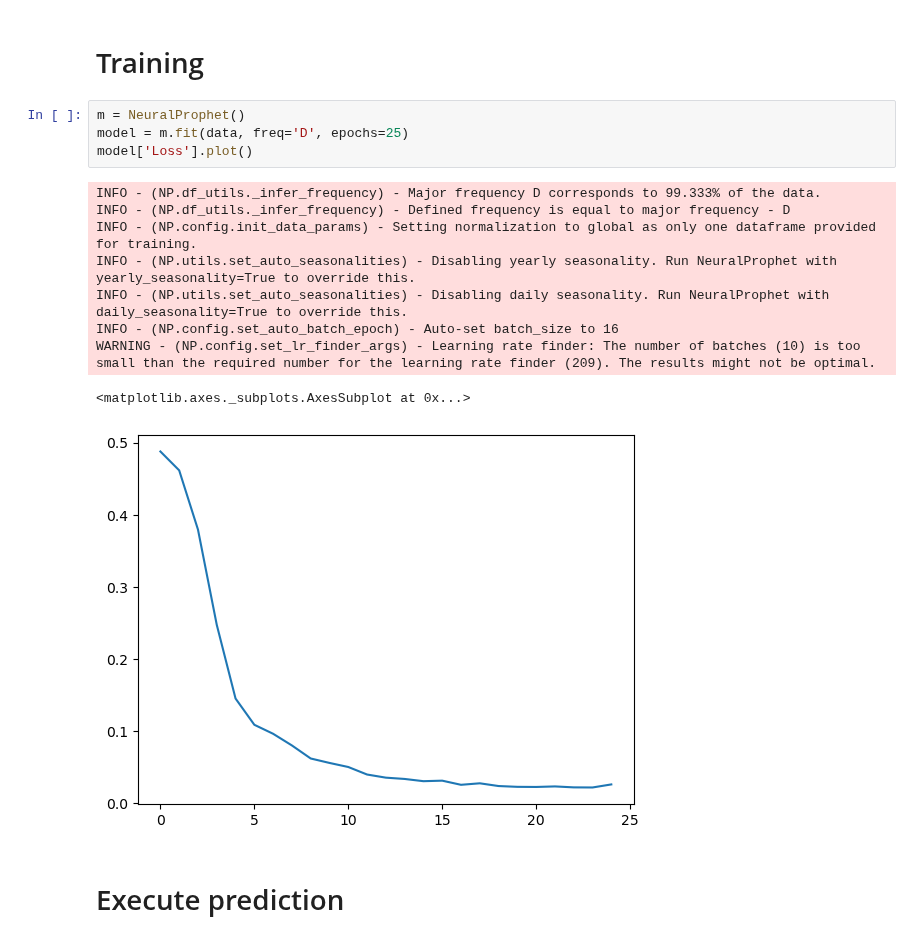
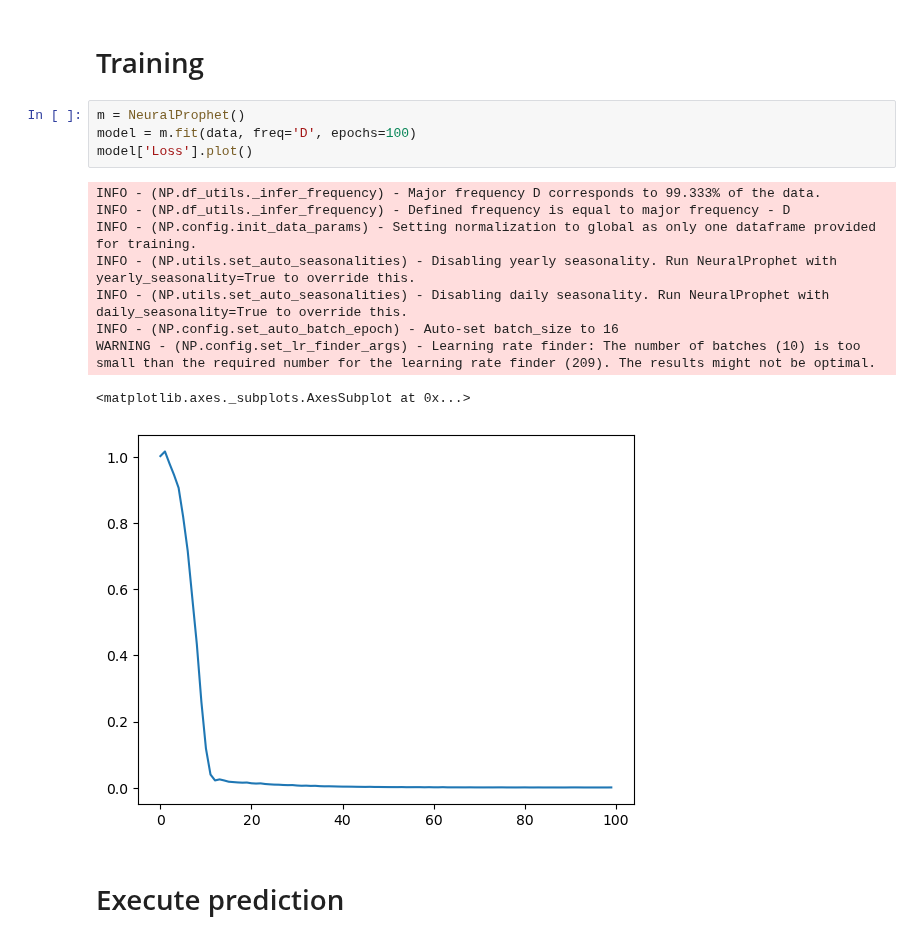
Before and after one commit to Simone-Scalella/AgriVision2022, a Jupyter notebook: NeuralProphet.ipynb, the cells around one changed output. Drawn from its saved outputs; the diff is of its cells as text.

```diff
--- a/NeuralProphet.ipynb
+++ b/NeuralProphet.ipynb
@@ -57,18 +57,18 @@ data.head(5)
 # Training
 # %%
 m = NeuralProphet()
-model = m.fit(data, freq='D', epochs=25)
+model = m.fit(data, freq='D', epochs=100)
 model['Loss'].plot()
 # %% [output]
 INFO - (NP.df_utils._infer_frequency) - Major frequency D corresponds to 99.333% of the data.
 INFO - (NP.df_utils._infer_frequency) - Defined frequency is equal to major frequency - D
 INFO - (NP.config.init_data_params) - Setting normalization to global as only one dataframe provided for training.
 INFO - (NP.utils.set_auto_seasonalities) - Disabling yearly seasonality. Run NeuralProphet with yearly_seasonality=True to override this.
 INFO - (NP.utils.set_auto_seasonalities) - Disabling daily seasonality. Run NeuralProphet with daily_seasonality=True to override this.
 INFO - (NP.config.set_auto_batch_epoch) - Auto-set batch_size to 16
 WARNING - (NP.config.set_lr_finder_args) - Learning rate finder: The number of batches (10) is too small than the required number for the learning rate finder (209). The results might not be optimal.
 <matplotlib.axes._subplots.AxesSubplot at 0x...>
-[figure, old version]
+[figure, new version]
 # %% [markdown]
 # Execute prediction
 # %%
```
Also changed, not shown: parts of 4 cells of this notebook.
